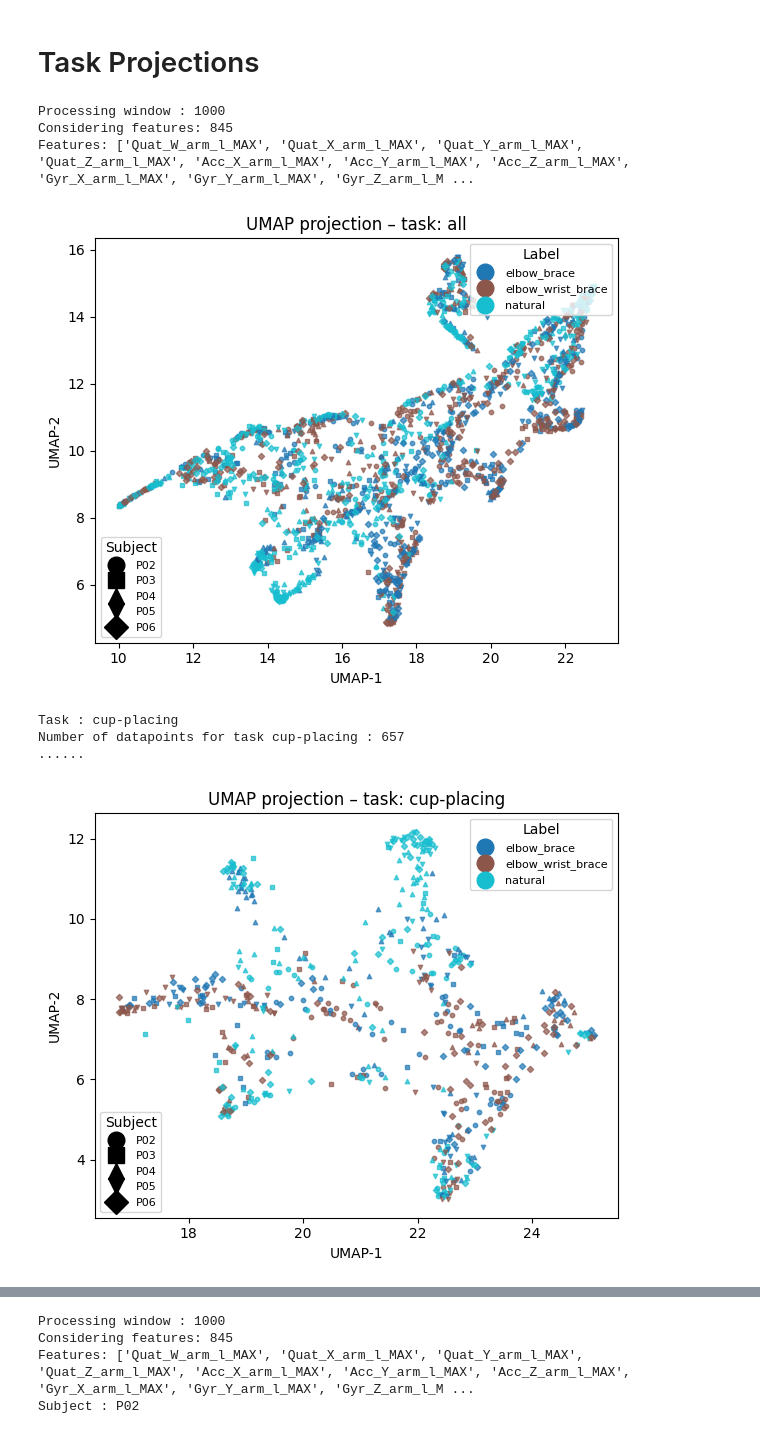
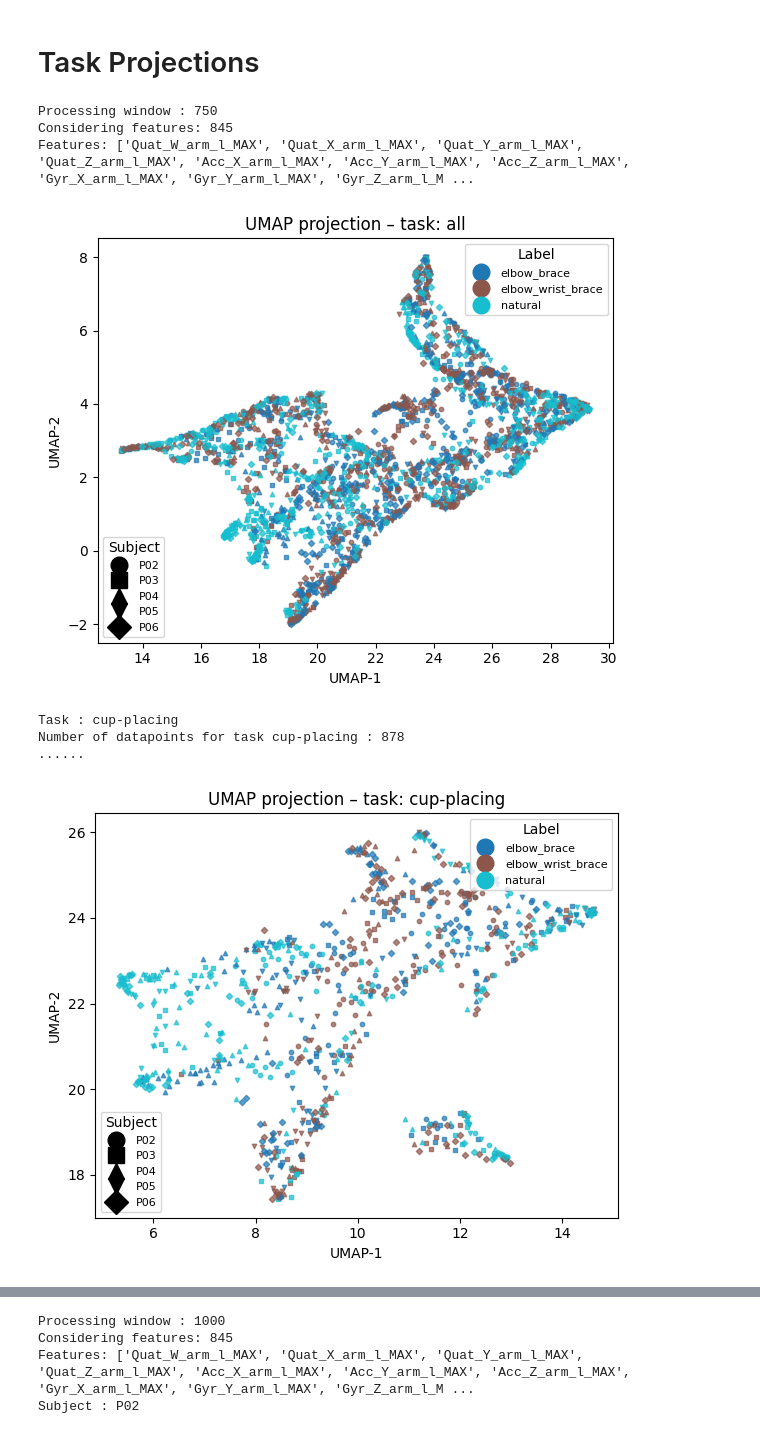
Before and after one commit to elana-caire/IMU-compensatory-movement-detection, a Jupyter notebook: notebooks/2_feature_eda.ipynb, the cells around one changed output, grey strips where cells are left out. Saved outputs shown, nothing was run; the diff lists cells and outputs as text; code cells hidden in the pictures.

Commit message:
parse results and generate plots

```diff
--- a/notebooks/2_feature_eda.ipynb
+++ b/notebooks/2_feature_eda.ipynb
@@ -125,7 +125,7 @@ feature_files = find_feature_files(CONFIG["features_folder"])
 
 for file_path, window_size in tqdm(feature_files, desc="Processing windows"):
 
-    if window_size == "1000":
+    if window_size == "750":
         print("Processing window :", window_size)
         df = pd.read_csv(file_path)
         df = df.loc[:, ~df.columns.str.contains("^Unnamed")]
@@ -138,37 +138,37 @@ for file_path, window_size in tqdm(feature_files, desc="Processing windows"):
 
         features = return_feature_columns(df,
                                         sensors_to_consider=CONFIG["sensors_to_consider"],
                                         time_features=CONFIG["time_features"],
                                         frequency_features=CONFIG["frequency_features"],
                                         exclude_acc=CONFIG["exclude_acc"],
                                         exclude_gyro=CONFIG["exclude_gyro"],
                                         exclude_mag=CONFIG["exclude_mag"],
                                         exclude_quat=CONFIG["exclude_quat"])
         print("Considering features:", len(features))
         print("Features:", features)
 
 
         subjects = df['subject'].unique()
         tasks = df['task'].unique()
 
 
         # Do it for all tasks
         umap_projection(df, feature_columns = features, task = "all", label_encoder=label_encoder)
         for task in tasks:
             print("Task :",task)
             df_task = df[df['task'] == task]
             print("Number of datapoints for task", task, ":", df_task.shape[0])
 
             print("......")
 
             umap_projection(df_task, feature_columns = features, task = task, label_encoder=label_encoder)
 # %% [output]
-Processing window : 1000
+Processing window : 750
 Considering features: 845
 Features: ['Quat_W_arm_l_MAX', 'Quat_X_arm_l_MAX', 'Quat_Y_arm_l_MAX', 'Quat_Z_arm_l_MAX', 'Acc_X_arm_l_MAX', 'Acc_Y_arm_l_MAX', 'Acc_Z_arm_l_MAX', 'Gyr_X_arm_l_MAX', 'Gyr_Y_arm_l_MAX', 'Gyr_Z_arm_l_M ...
-[figure, old version]
+[figure, new version]
 Task : cup-placing
-Number of datapoints for task cup-placing : 657
+Number of datapoints for task cup-placing : 878
 ......
-[figure, old version]
+[figure, new version]
 Task : peg
```
Also changed, not shown: parts of 3 cells of this notebook, 1 other file.
